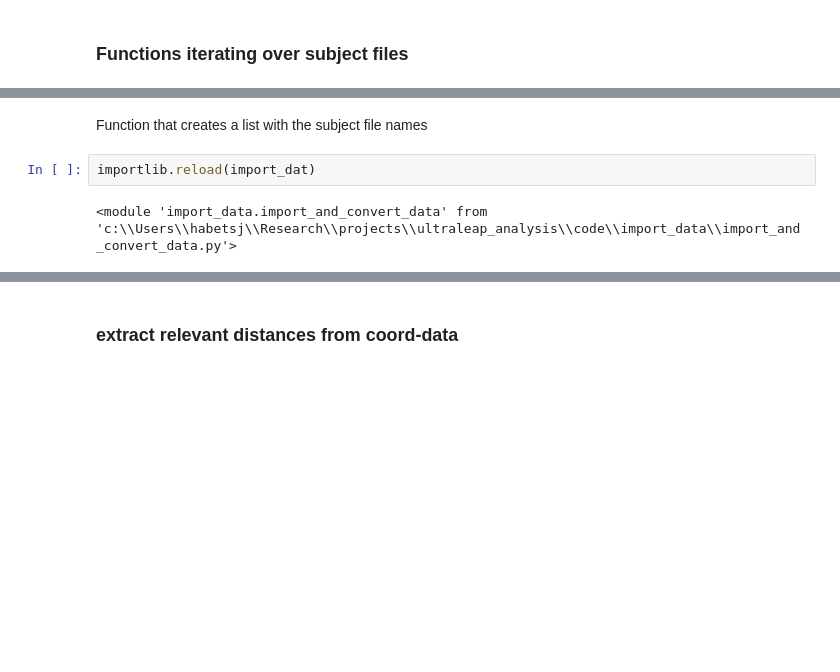
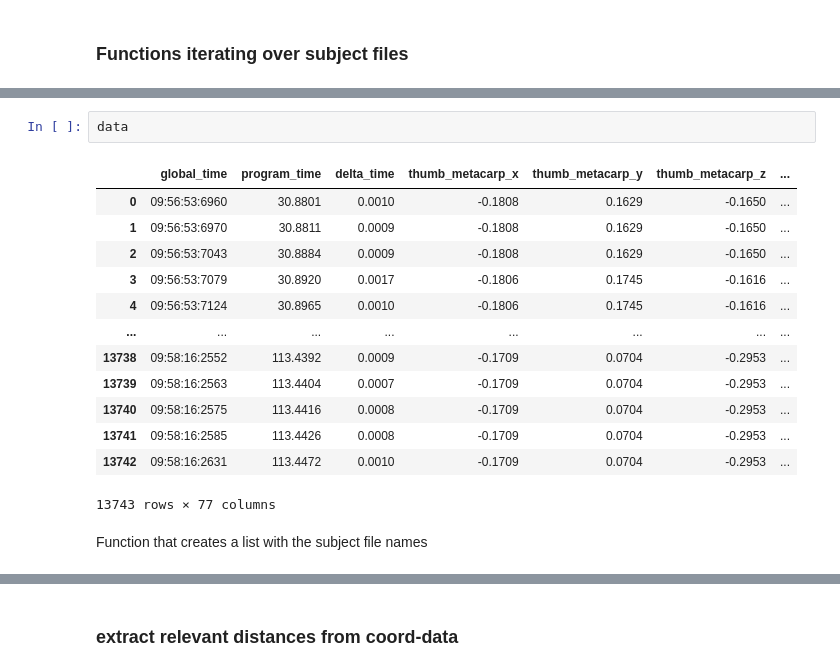
Before and after one commit to jgvhabets/ultraleap_analysis, a Jupyter notebook: code/notebooks/patient_analysis_oc_automating.ipynb, the cells around one changed output, grey strips where cells are left out. Saved outputs shown, nothing was run; the diff lists cells and outputs as text; blank space fills up the shorter version.

```diff
--- a/code/notebooks/patient_analysis_oc_automating.ipynb
+++ b/code/notebooks/patient_analysis_oc_automating.ipynb
@@ -56,9 +90,21 @@ import movement_calc.helpfunctions as hp
+# %%
+data
+# %% [output]
+|  | global_time | program_time | delta_time | thumb_metacarp_x | thumb_metacarp_y | thumb_metacarp_z | ... |
+| 0 | 09:56:53:6960 | 30.8801 | 0.0010 | -0.1808 | 0.1629 | -0.1650 | ... |
+| 1 | 09:56:53:6970 | 30.8811 | 0.0009 | -0.1808 | 0.1629 | -0.1650 | ... |
+| 2 | 09:56:53:7043 | 30.8884 | 0.0009 | -0.1808 | 0.1629 | -0.1650 | ... |
+| 3 | 09:56:53:7079 | 30.8920 | 0.0017 | -0.1806 | 0.1745 | -0.1616 | ... |
+| 4 | 09:56:53:7124 | 30.8965 | 0.0010 | -0.1806 | 0.1745 | -0.1616 | ... |
+| ... | ... | ... | ... | ... | ... | ... | ... |
+| 13738 | 09:58:16:2552 | 113.4392 | 0.0009 | -0.1709 | 0.0704 | -0.2953 | ... |
+| 13739 | 09:58:16:2563 | 113.4404 | 0.0007 | -0.1709 | 0.0704 | -0.2953 | ... |
+| 13740 | 09:58:16:2575 | 113.4416 | 0.0008 | -0.1709 | 0.0704 | -0.2953 | ... |
+| 13741 | 09:58:16:2585 | 113.4426 | 0.0008 | -0.1709 | 0.0704 | -0.2953 | ... |
+| 13742 | 09:58:16:2631 | 113.4472 | 0.0010 | -0.1709 | 0.0704 | -0.2953 | ... |
+13743 rows × 77 columns
 # %% [markdown]
 Function that creates a list with the subject file names
-# %%
-importlib.reload(import_dat)
-# %% [output]
-<module 'import_data.import_and_convert_data' from 'c:\\Users\\habetsj\\Research\\projects\\ultraleap_analysis\\code\\import_data\\import_and_convert_data.py'>
 # %%
 importlib.reload(import_dat)
 importlib.reload(tasks)
```
Also changed, not shown: parts of 48 cells of this notebook, 3 other files.
